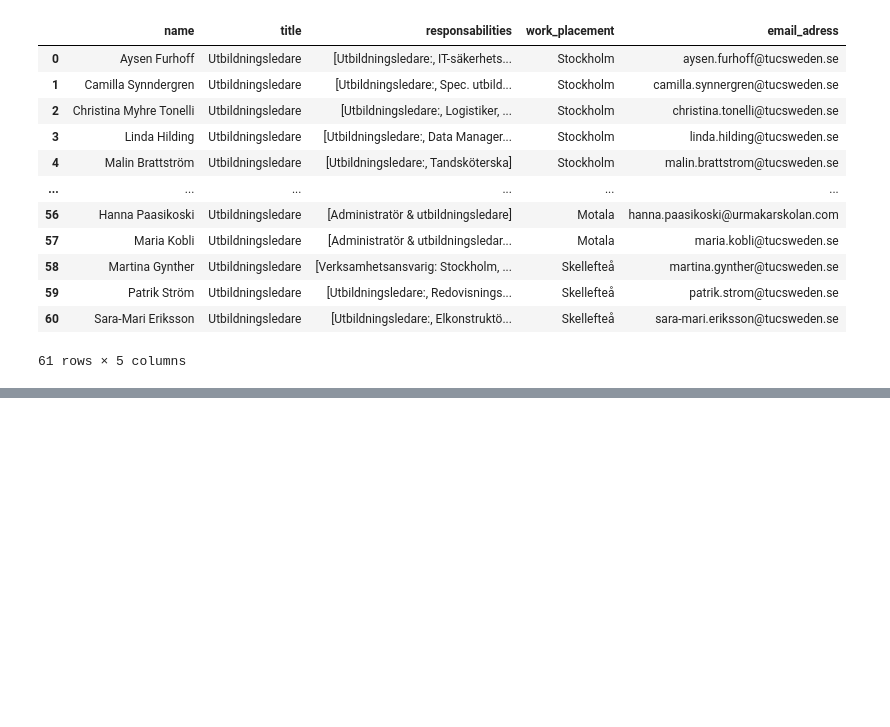
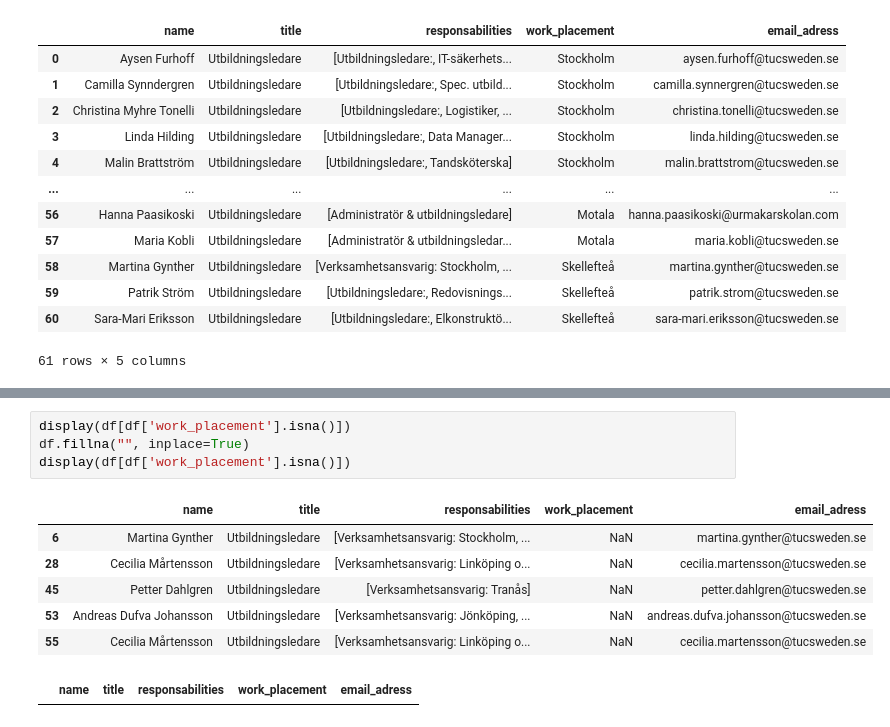
Before and after one commit to DaDrummerthe1st/list_of_yrkeshogskolor, a Jupyter notebook: tuc/parse_dump_fixed.ipynb, the cells around one changed output, grey strips where cells are left out. Cells and saved outputs as stored; diff of their text form; blank space fills up the shorter version.

```diff
--- a/tuc/parse_dump_fixed.ipynb
+++ b/tuc/parse_dump_fixed.ipynb
@@ -57,0 +48,12 @@ df[df.duplicated(subset=['name'])]
+# %%
+display(df[df['work_placement'].isna()])
+df.fillna("", inplace=True)
+display(df[df['work_placement'].isna()])
+# %% [output]
+|  | name | title | responsabilities | work_placement | email_adress |
+| 6 | Martina Gynther | Utbildningsledare | [Verksamhetsansvarig: Stockholm, ... | NaN | martina.gynther@tucsweden.se |
+| 28 | Cecilia Mårtensson | Utbildningsledare | [Verksamhetsansvarig: Linköping o... | NaN | cecilia.martensson@tucsweden.se |
+| 45 | Petter Dahlgren | Utbildningsledare | [Verksamhetsansvarig: Tranås] | NaN | petter.dahlgren@tucsweden.se |
+| 53 | Andreas Dufva Johansson | Utbildningsledare | [Verksamhetsansvarig: Jönköping, ... | NaN | andreas.dufva.johansson@tucsweden.se |
+| 55 | Cecilia Mårtensson | Utbildningsledare | [Verksamhetsansvarig: Linköping o... | NaN | cecilia.martensson@tucsweden.se |
+|  | name | title | responsabilities | work_placement | email_adress |
```
Also changed, not shown: parts of 7 cells of this notebook.
